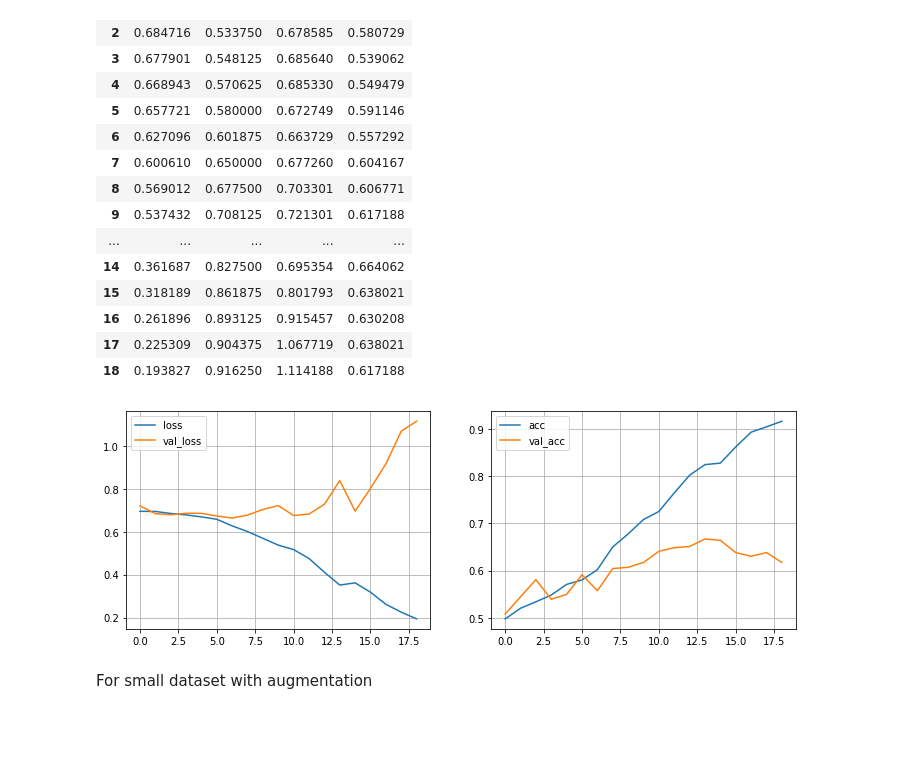
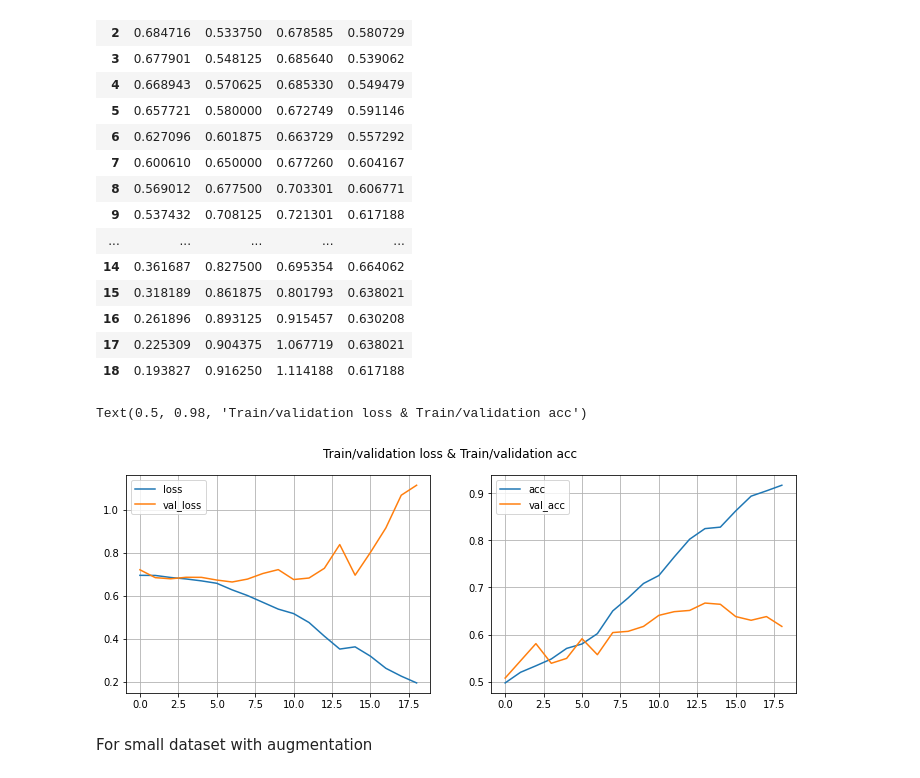
Before and after one commit to cooperhankun/Deep_learning, a Jupyter notebook: Lab/lab.ipynb, the cells around one changed output. Drawn from its saved outputs; the diff is of its cells as text; code cells hidden in the pictures; blank space fills up the shorter version.

```diff
--- a/Lab/lab.ipynb
+++ b/Lab/lab.ipynb
@@ -488,11 +492,11 @@ early_stopper = EarlyStopping(monitor = "val_acc", mode = "max", patience = 10,
 
 model.fit(
     train_tiny_generator_0,
-    steps_per_epoch = steps_per_epoch,
+    steps_per_epoch = steps_per_epoch_tiny,
     epochs = 50,
     callbacks = [early_stopper],
     validation_data = val_tiny_generator_0,
-    validation_steps = validation_steps
+    validation_steps = validation_steps_tiny
 )
 # %% [output]
 Epoch 1/50
@@ -655,10 +627,12 @@ metrics_small_without_augmentation
 | 16 | 0.261896 | 0.893125 | 0.915457 | 0.630208 |
 | 17 | 0.225309 | 0.904375 | 1.067719 | 0.638021 |
 | 18 | 0.193827 | 0.916250 | 1.114188 | 0.617188 |
-# %%
-plot_metrics(metrics_small_without_augmentation)
-# %% [output]
-[figure, removed]
+# %%
+plot_metrics(metrics_small_without_augmentation)
+plt.suptitle("Train/validation loss & Train/validation acc")
+# %% [output]
+Text(0.5, 0.98, 'Train/validation loss & Train/validation acc')
+[figure, added]
 # %% [markdown]
 For small dataset with augmentation
 # %%
```
Also changed, not shown: parts of 23 cells of this notebook, 1 other file.
